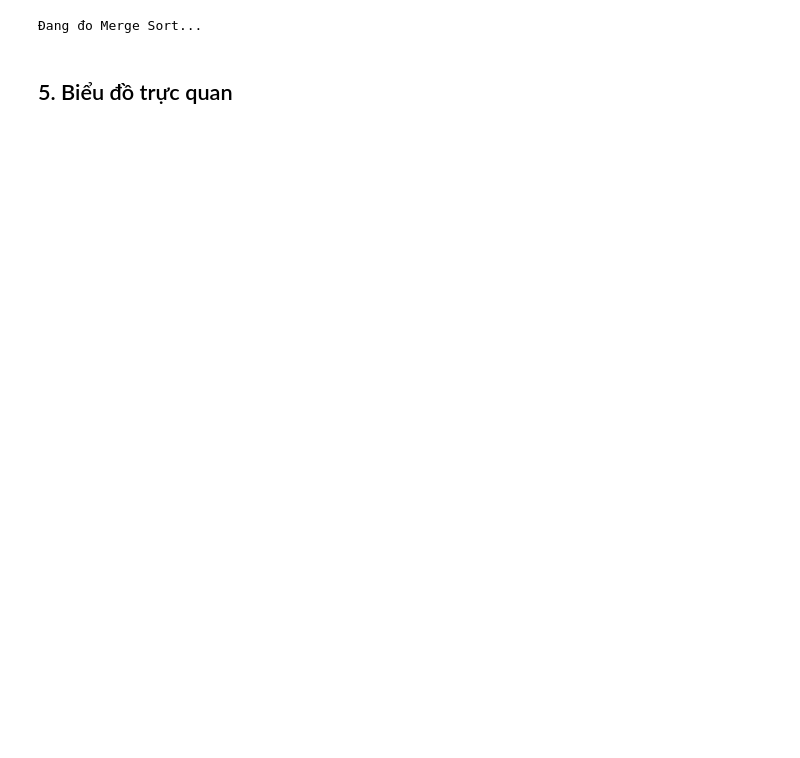
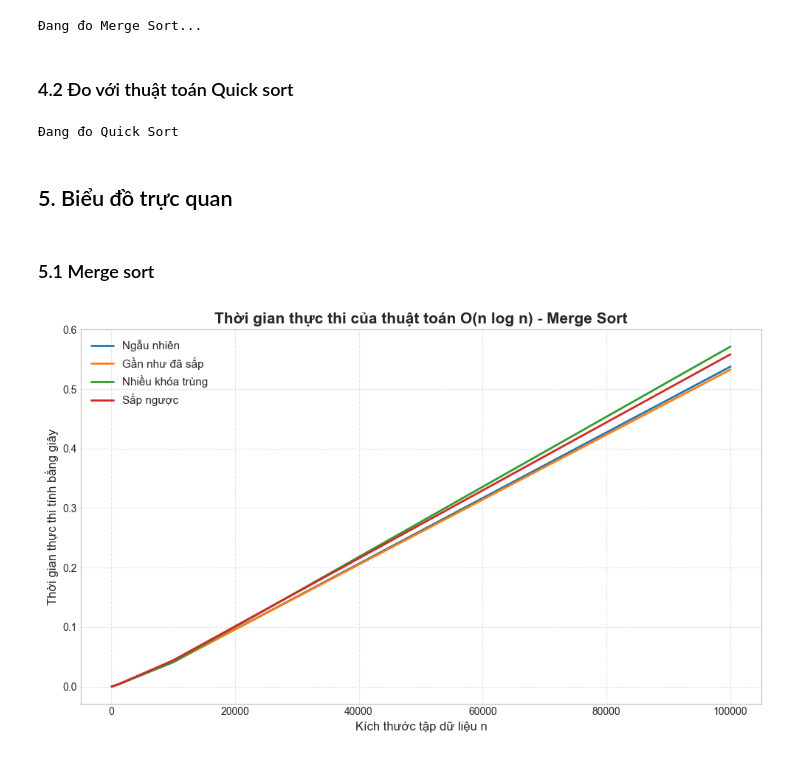
Before and after one commit to cyhapun/sorting-algorithms-benchmark, a Jupyter notebook: src/logarit_algorithm.ipynb, the cells around one changed output. Saved outputs shown, nothing was run; the diff lists cells and outputs as text; code cells hidden in the pictures; blank space fills up the shorter version.

```diff
--- a/src/logarit_algorithm.ipynb
+++ b/src/logarit_algorithm.ipynb
@@ -88,5 +127,23 @@ print("Đang đo Merge Sort...")
 results_n_logn = measure_algorithm_time(merge_sort, loaded_data, datasets, sizes)
 # %% [output]
 Đang đo Merge Sort...
+# %% [markdown]
+### 4.2 Đo với thuật toán Quick sort
+# %%
+print("Đang đo Quick Sort")
+results_n_logn_bonus = measure_algorithm_time(quick_sort, loaded_data, datasets, sizes)
+# %% [output]
+Đang đo Quick Sort
 # %% [markdown]
 ## 5. Biểu đồ trực quan
+# %% [markdown]
+### 5.1 Merge sort
+# %%
+plot_execution_times(
+    results_dict=results_n_logn,
+    sizes=sizes,
+    datasets=datasets,
+    algo_name="O(n log n) - Merge Sort"
+)
+# %% [output]
+[figure, added]
```
Also changed, not shown: parts of 9 cells of this notebook.
